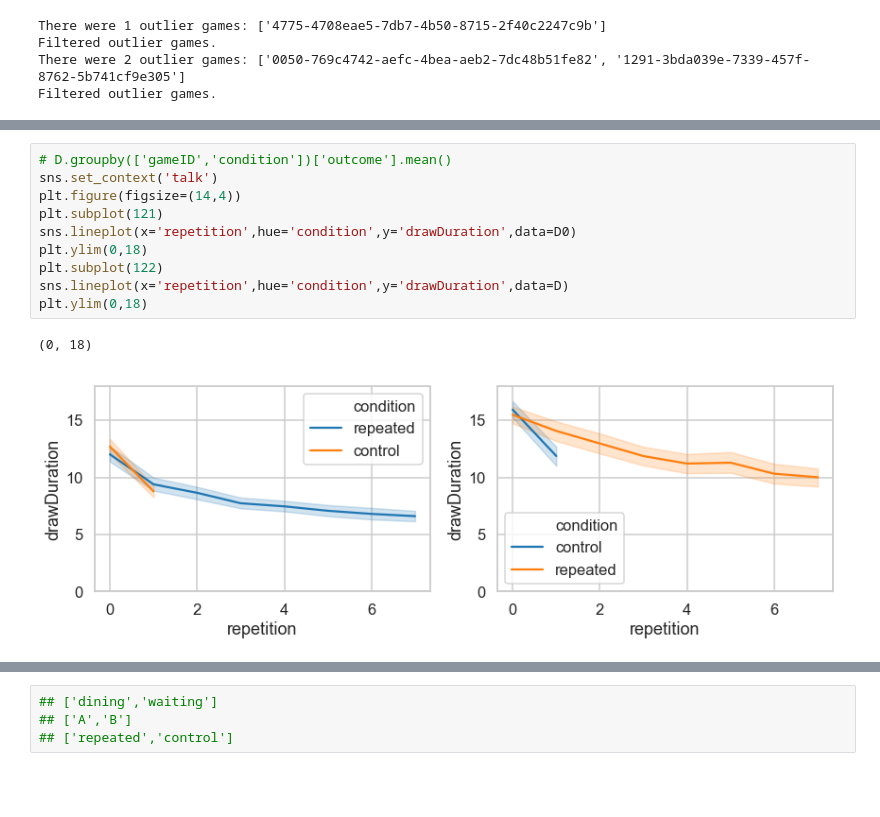
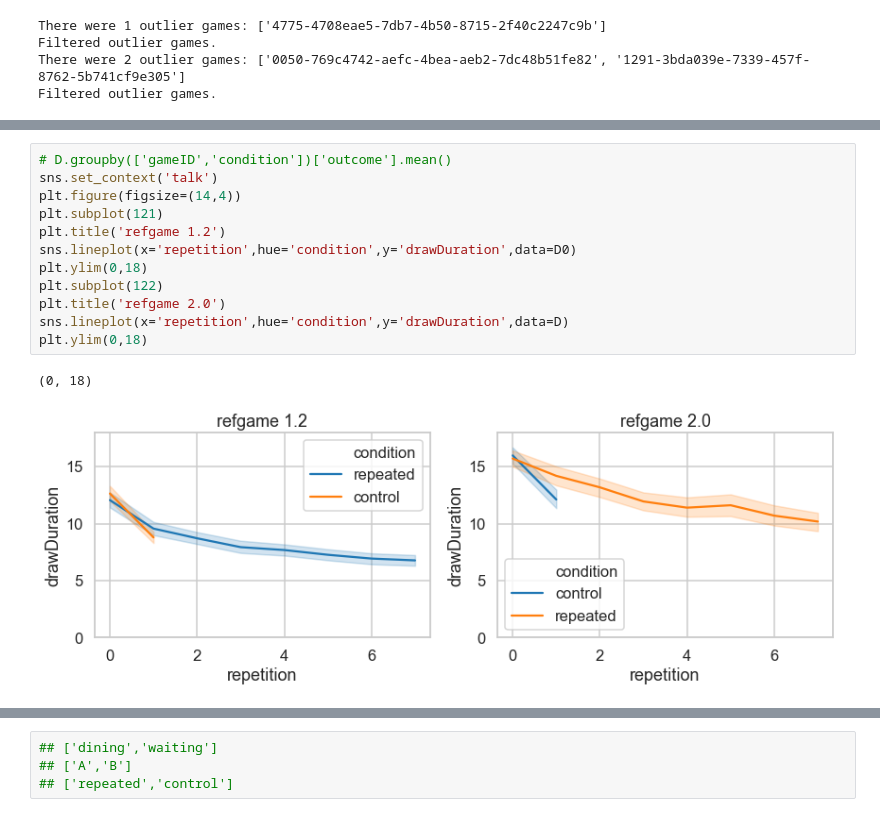
Before and after one commit to cogtoolslab/graphical_conventions_cogsci19, a Jupyter notebook: analysis/ipynb/jefan/generate_refgame_dataframe_run5.ipynb, the cells around one changed output, grey strips where cells are left out. Saved outputs shown, nothing was run; the diff lists cells and outputs as text; blank space fills up the shorter version.

```diff
--- a/analysis/ipynb/jefan/generate_refgame_dataframe_run5.ipynb
+++ b/analysis/ipynb/jefan/generate_refgame_dataframe_run5.ipynb
@@ -181,16 +181,18 @@ Counter({'diningAcontrolwaitingArepeated': 8,
 # %%
 # D.groupby(['gameID','condition'])['outcome'].mean()
 sns.set_context('talk')
 plt.figure(figsize=(14,4))
 plt.subplot(121)
+plt.title('refgame 1.2')
 sns.lineplot(x='repetition',hue='condition',y='drawDuration',data=D0)
 plt.ylim(0,18)
 plt.subplot(122)
+plt.title('refgame 2.0')
 sns.lineplot(x='repetition',hue='condition',y='drawDuration',data=D)
 plt.ylim(0,18)
 # %% [output]
 (0, 18)
-[figure, old version]
+[figure, new version]
 # %%
 # D.groupby(['gameID','condition'])['outcome'].mean()
 sns.set_context('talk')
```
Also changed, not shown: parts of 12 cells of this notebook, 6 other files.
